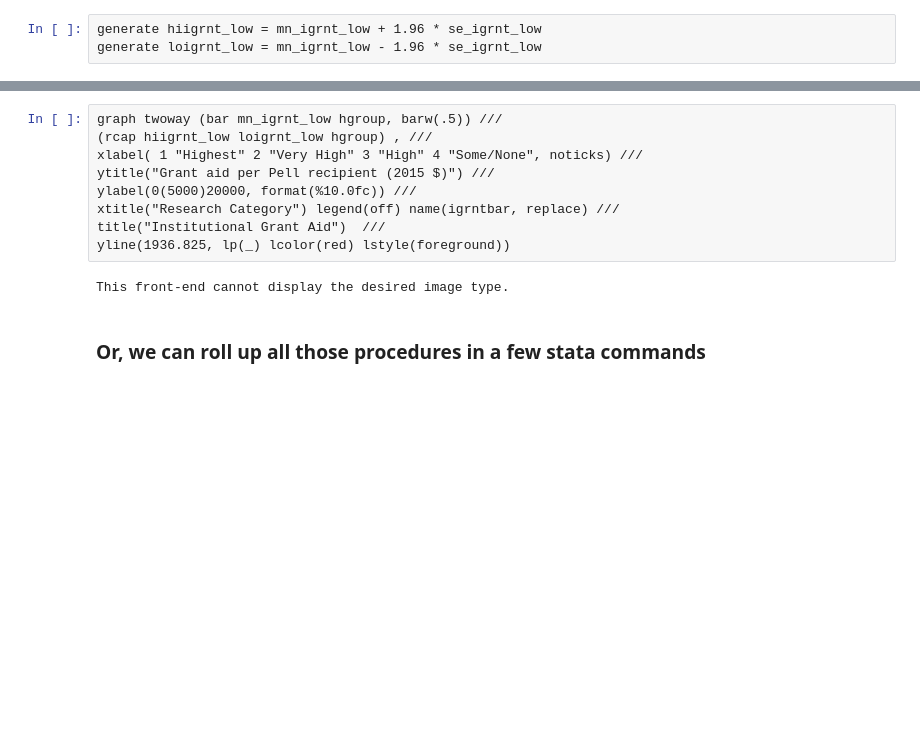
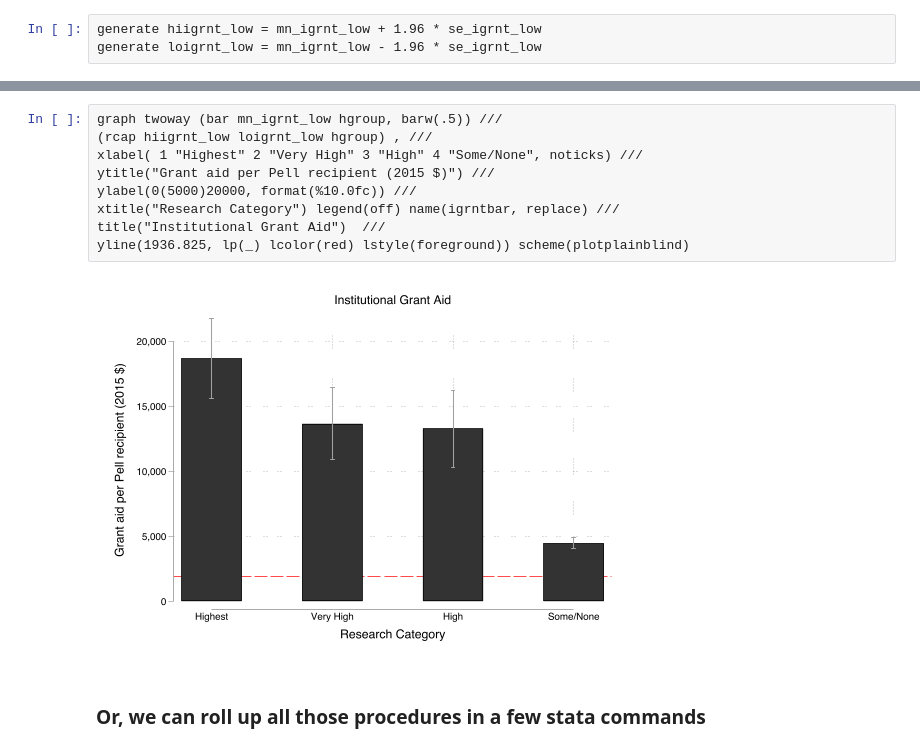
Before and after one commit to charlieeatonphd/Graduate-Statistics-and-Data-Science-for-Sociology, a Jupyter notebook: week5/w5lecture_ols.ipynb, the cells around one changed output, grey strips where cells are left out. Cells and saved outputs as stored; diff of their text form; blank space fills up the shorter version.

```diff
--- a/week5/w5lecture_ols.ipynb
+++ b/week5/w5lecture_ols.ipynb
@@ -122,14 +122,14 @@ generate loigrnt_low = mn_igrnt_low - 1.96 * se_igrnt_low
 # %%
 graph twoway (bar mn_igrnt_low hgroup, barw(.5)) ///
 (rcap hiigrnt_low loigrnt_low hgroup) , ///
 xlabel( 1 "Highest" 2 "Very High" 3 "High" 4 "Some/None", noticks) ///
 ytitle("Grant aid per Pell recipient (2015 $)") ///
 ylabel(0(5000)20000, format(%10.0fc)) ///
 xtitle("Research Category") legend(off) name(igrntbar, replace) ///
 title("Institutional Grant Aid")  ///
-yline(1936.825, lp(_) lcolor(red) lstyle(foreground))
+yline(1936.825, lp(_) lcolor(red) lstyle(foreground)) scheme(plotplainblind)
 # %% [output]
-This front-end cannot display the desired image type.
+[figure, added]
 # %% [markdown]
 ### Or, we can roll up all those procedures in a few stata commands
 # %%
```
Also changed, not shown: parts of 18 cells of this notebook, 2 other files.
